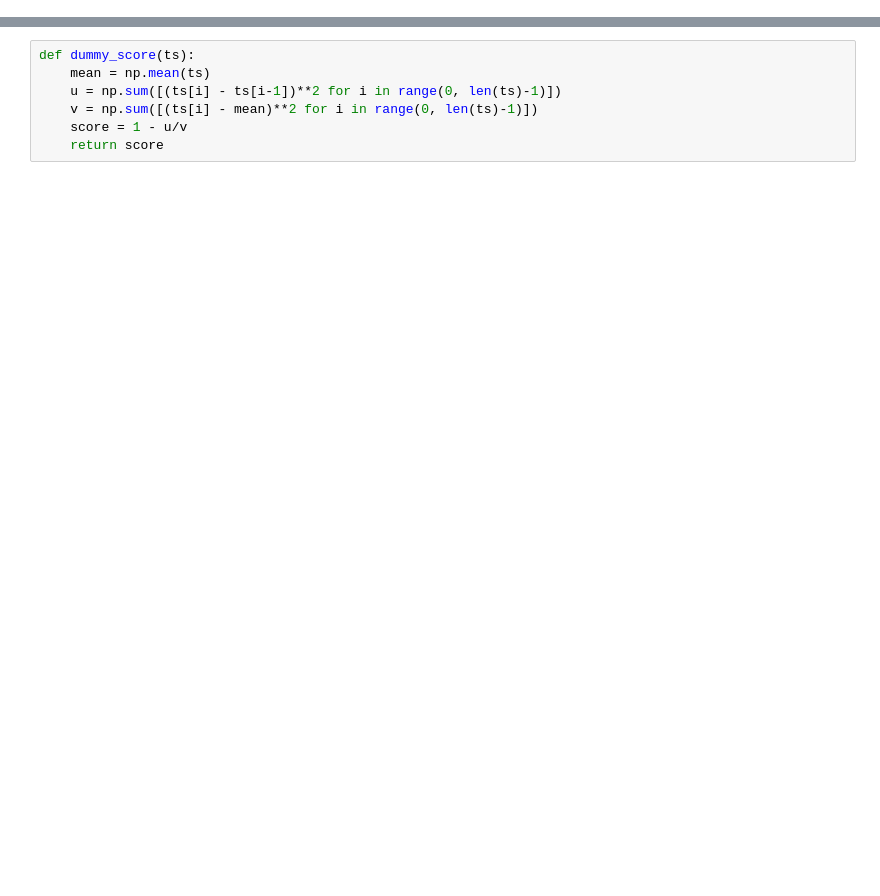
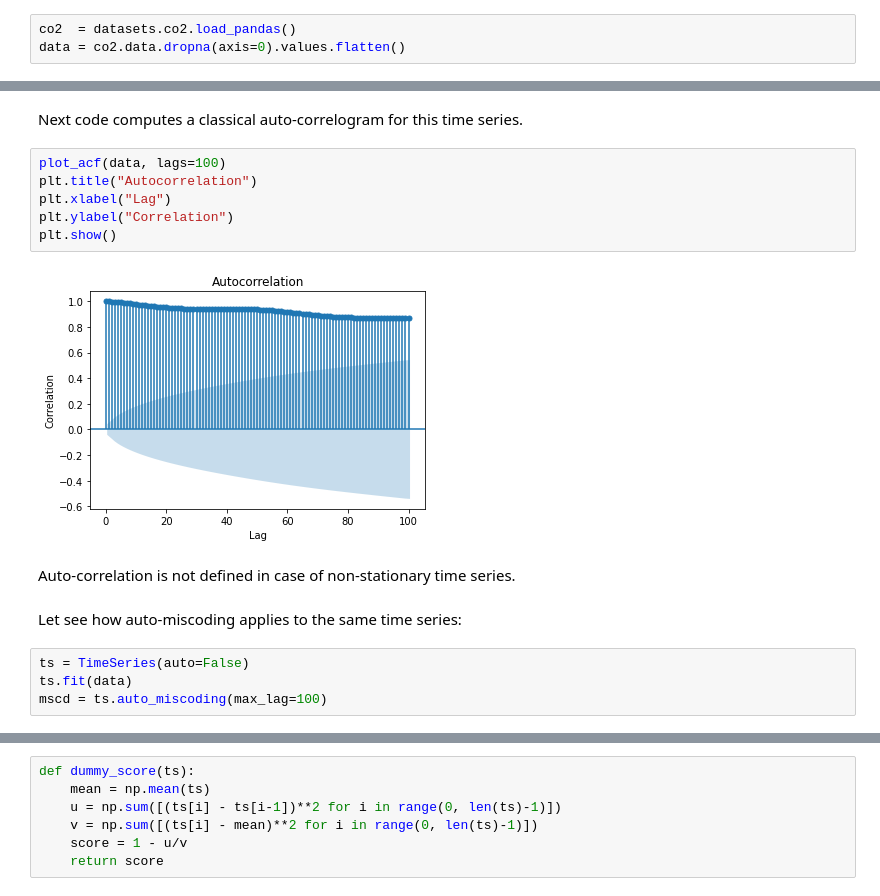
Before and after one commit to rleiva/nescience, a Jupyter notebook: examples/TimeSeries.ipynb, the cells around one changed output, grey strips where cells are left out. Cells and saved outputs as stored; diff of their text form; blank space fills up the shorter version.

```diff
--- a/examples/TimeSeries.ipynb
+++ b/examples/TimeSeries.ipynb
@@ -10,0 +14,3 @@ from nescience.timeseries import TimeSeries
+# %%
+co2  = datasets.co2.load_pandas()
+data = co2.data.dropna(axis=0).values.flatten()
@@ -10,0 +22,18 @@ from nescience.timeseries import TimeSeries
+# %% [markdown]
+Next code computes a classical auto-correlogram for this time series.
+# %%
+plot_acf(data, lags=100)
+plt.title("Autocorrelation")
+plt.xlabel("Lag")
+plt.ylabel("Correlation")
+plt.show()
+# %% [output]
+[figure, added]
+# %% [markdown]
+Auto-correlation is not defined in case of non-stationary time series.
+# %% [markdown]
+Let see how auto-miscoding applies to the same time series:
+# %%
+ts = TimeSeries(auto=False)
+ts.fit(data)
+mscd = ts.auto_miscoding(max_lag=100)
```
Also changed, not shown: parts of 69 cells of this notebook.
